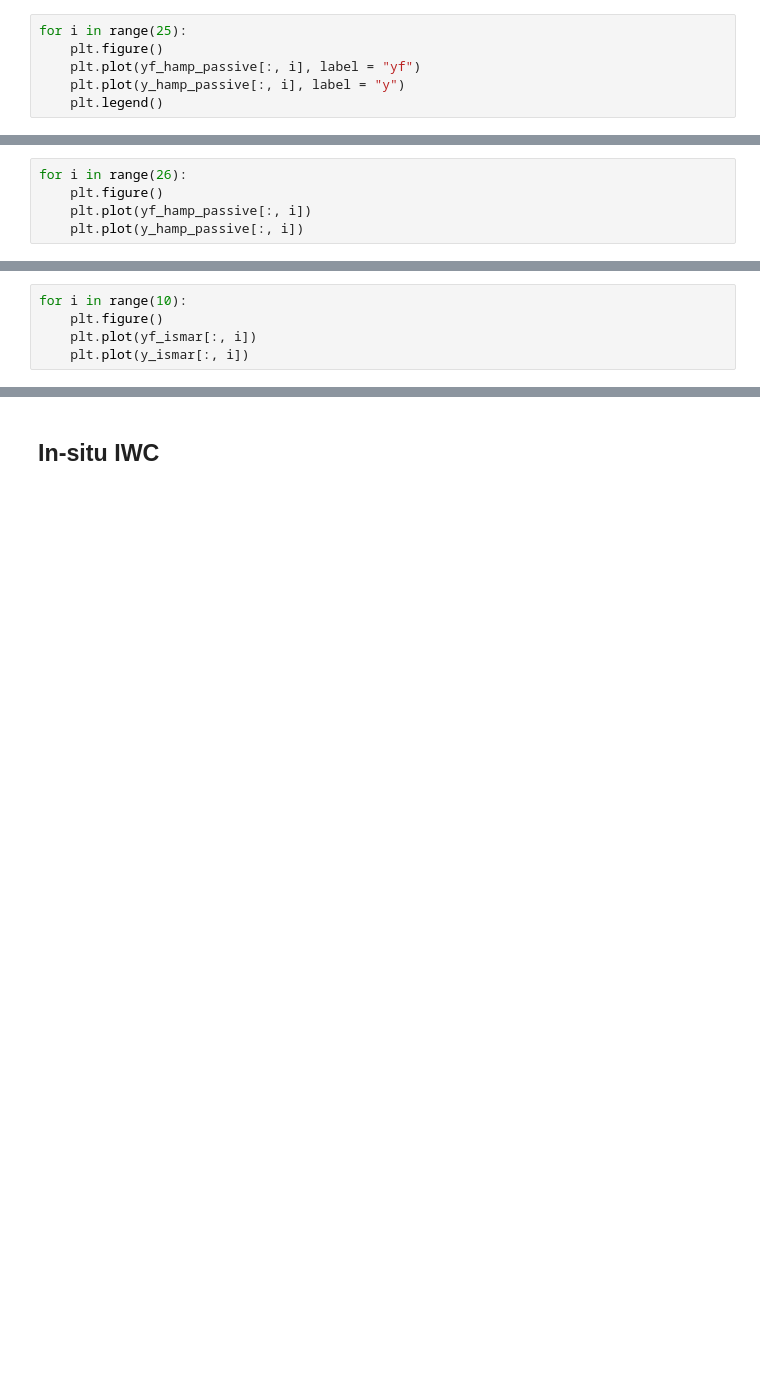
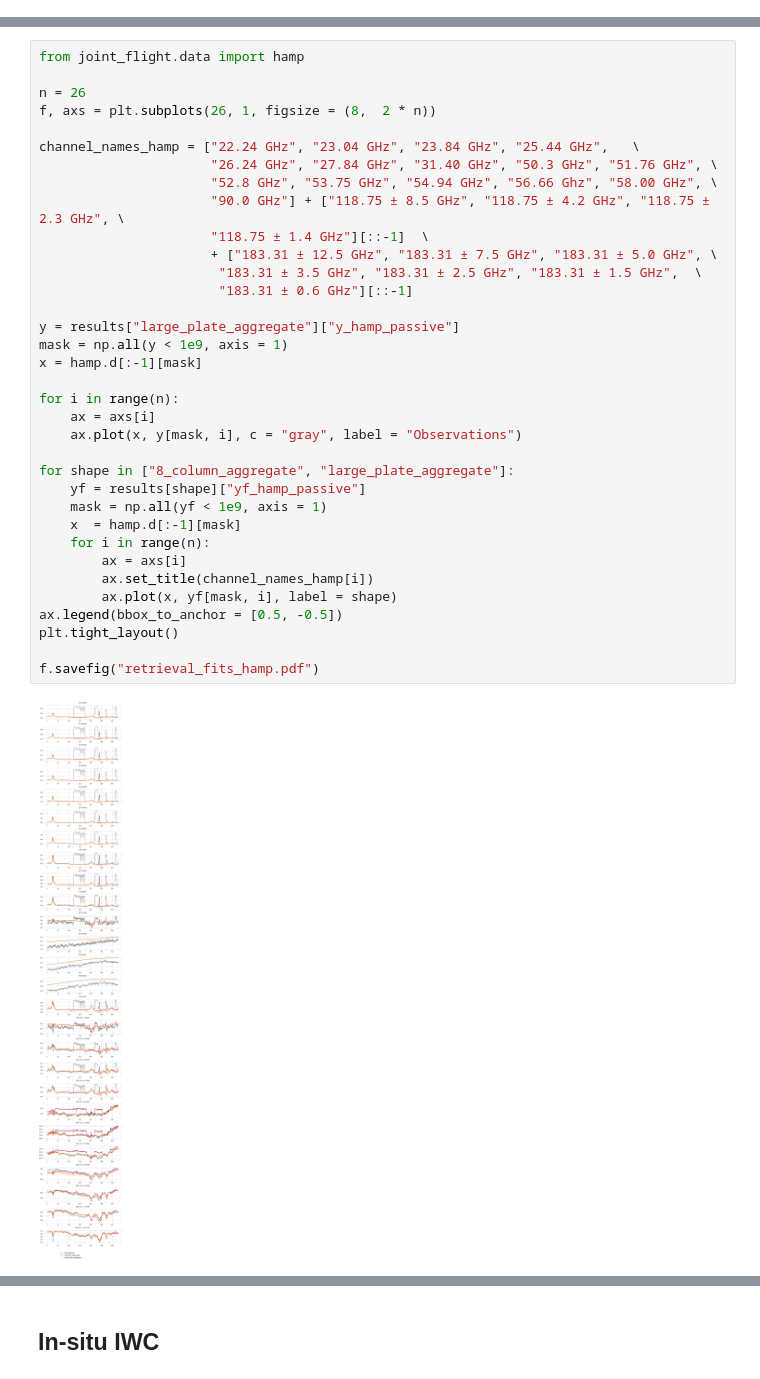
Before and after one commit to simonpf/ismar_combined, a Jupyter notebook: notebooks/results.ipynb, the cells around one changed output, grey strips where cells are left out. Saved outputs shown, nothing was run; the diff lists cells and outputs as text; blank space fills up the shorter version.

```diff
--- a/notebooks/results.ipynb
+++ b/notebooks/results.ipynb
@@ -24,6 +7,0 @@ No environment variable JOINT_FLIGHT_PATH found. Will look in ../joint_flight/..
-# %%
-for i in range(25):
-    plt.figure()
-    plt.plot(yf_hamp_passive[:, i], label = "yf")
-    plt.plot(y_hamp_passive[:, i], label = "y")
-    plt.legend()
@@ -44,5 +7,0 @@ for i in range(25):
-# %%
-for i in range(26):
-    plt.figure()
-    plt.plot(yf_hamp_passive[:, i])
-    plt.plot(y_hamp_passive[:, i])
@@ -83,5 +7,0 @@ array([[249.70620728, 254.57278442, 257.96557617, ..., 245.10957336,
-# %%
-for i in range(10):
-    plt.figure()
-    plt.plot(yf_ismar[:, i])
-    plt.plot(y_ismar[:, i])
@@ -155,0 +19,37 @@ plt.pcolormesh(xx, yy, 100 * rh.T, norm = Normalize(vmin = 0, vmax = 100))
+# %%
+from joint_flight.data import hamp
+
+n = 26
+f, axs = plt.subplots(26, 1, figsize = (8,  2 * n))
+
+channel_names_hamp = ["22.24 GHz", "23.04 GHz", "23.84 GHz", "25.44 GHz",   \
+                      "26.24 GHz", "27.84 GHz", "31.40 GHz", "50.3 GHz", "51.76 GHz", \
+                      "52.8 GHz", "53.75 GHz", "54.94 GHz", "56.66 Ghz", "58.00 GHz", \
+                      "90.0 GHz"] + ["118.75 ± 8.5 GHz", "118.75 ± 4.2 GHz", "118.75 ± 2.3 GHz", \
+                      "118.75 ± 1.4 GHz"][::-1]  \
+                      + ["183.31 ± 12.5 GHz", "183.31 ± 7.5 GHz", "183.31 ± 5.0 GHz", \
+                       "183.31 ± 3.5 GHz", "183.31 ± 2.5 GHz", "183.31 ± 1.5 GHz",  \
+                       "183.31 ± 0.6 GHz"][::-1]
+
+y = results["large_plate_aggregate"]["y_hamp_passive"]
+mask = np.all(y < 1e9, axis = 1)
+x = hamp.d[:-1][mask]
+
+for i in range(n):
+    ax = axs[i]
+    ax.plot(x, y[mask, i], c = "gray", label = "Observations")
+
+for shape in ["8_column_aggregate", "large_plate_aggregate"]:
+    yf = results[shape]["yf_hamp_passive"]
+    mask = np.all(yf < 1e9, axis = 1)
+    x  = hamp.d[:-1][mask]
+    for i in range(n):
+        ax = axs[i]
+        ax.set_title(channel_names_hamp[i])
+        ax.plot(x, yf[mask, i], label = shape)
+ax.legend(bbox_to_anchor = [0.5, -0.5])
+plt.tight_layout()
+
+f.savefig("retrieval_fits_hamp.pdf")
+# %% [output]
+[figure, added]
```
Also changed, not shown: parts of 38 cells of this notebook, 6 other files.
